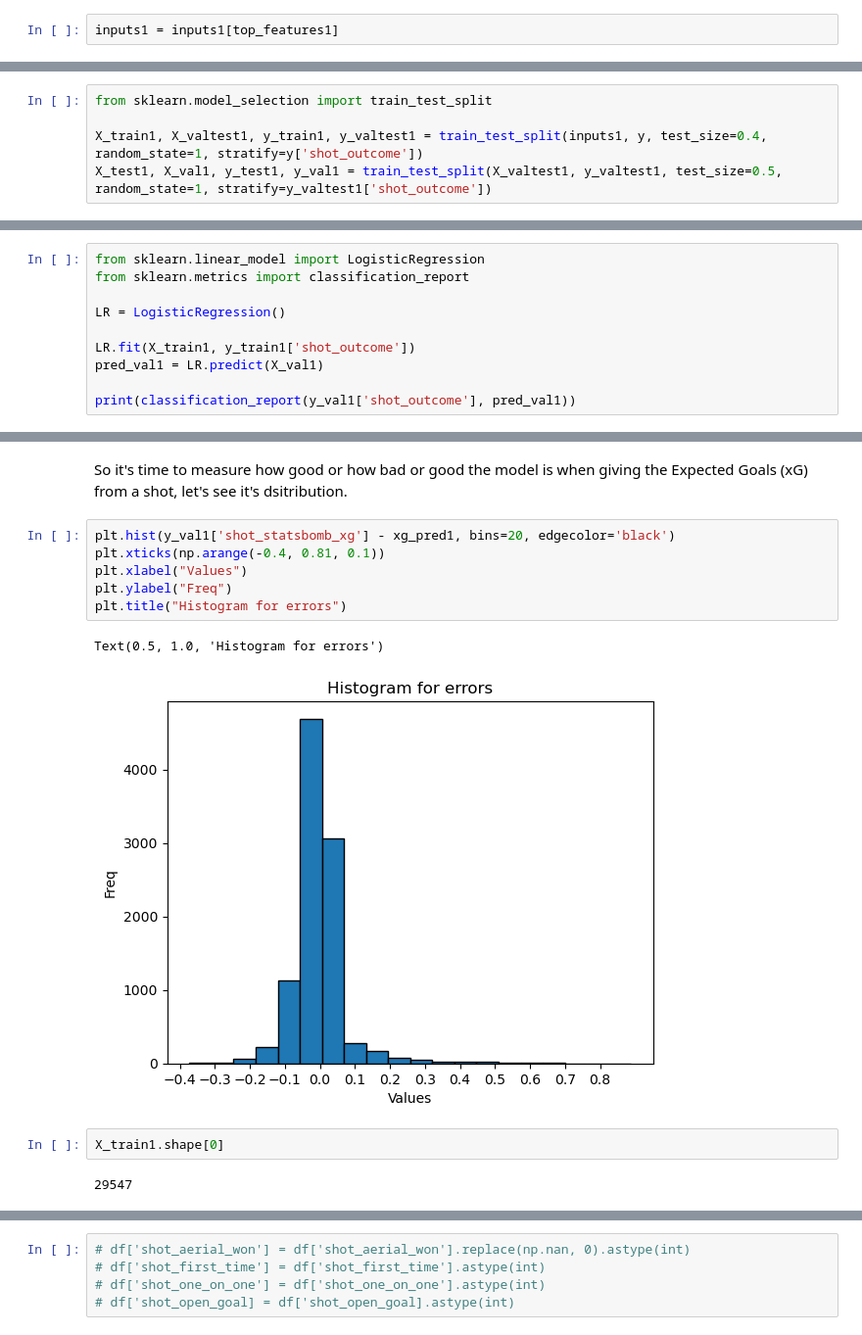
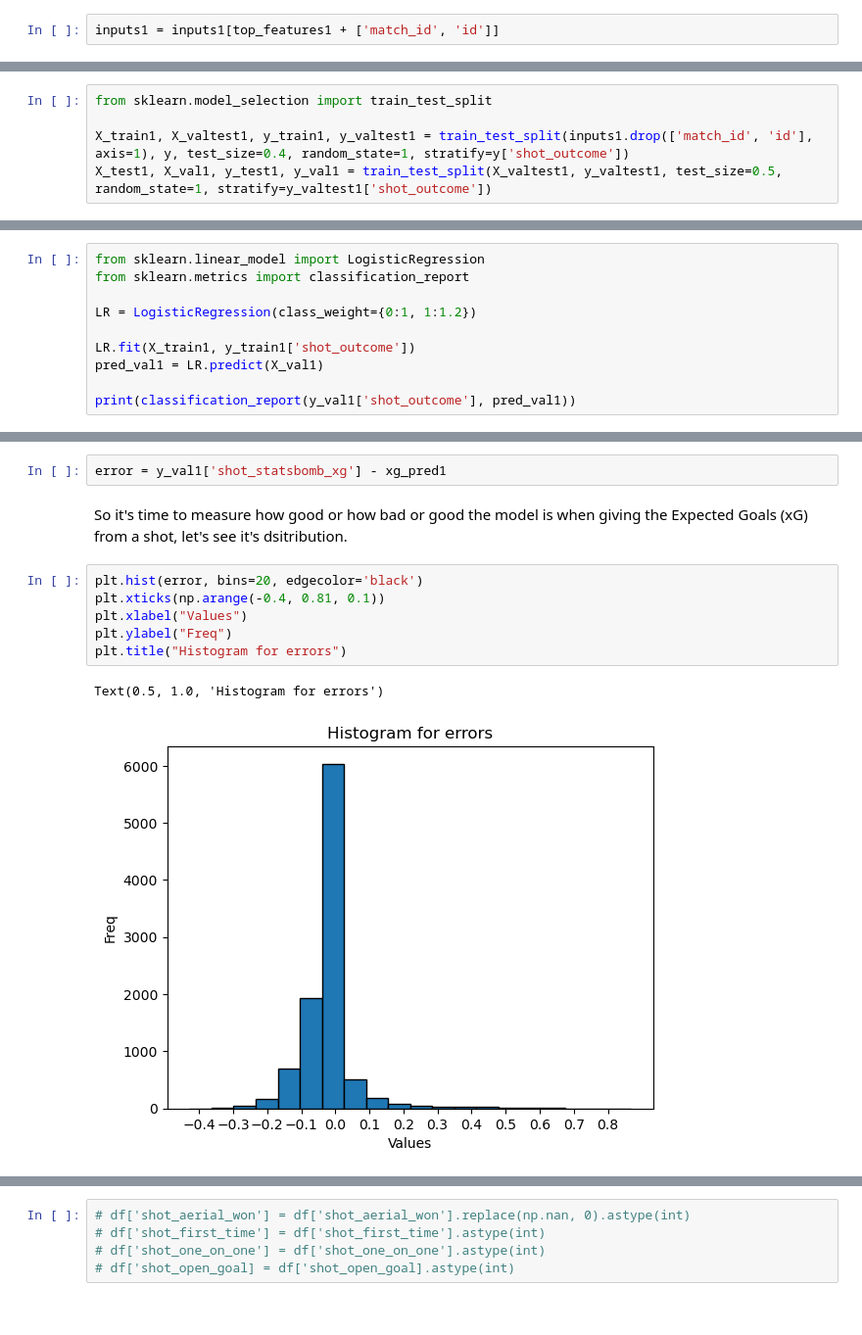
Before and after one commit to juanfortunof/xG-model, a Jupyter notebook: xG.ipynb, the cells around one changed output, grey strips where cells are left out. Shown at 98% size. Drawn from its saved outputs; the diff is of its cells as text.

```diff
--- a/xG.ipynb
+++ b/xG.ipynb
@@ -419,5 +419,5 @@ scores_df = pd.DataFrame(
 # %%
 top_features1 = scores_df.iloc[0:15]['Features'].to_list()
 # %%
-inputs1 = inputs1[top_features1]
+inputs1 = inputs1[top_features1 + ['match_id', 'id']]
 # %%
@@ -479,7 +480,7 @@ Perfect, now it's time to divide into training, validation and testing sets.
 # %%
 from sklearn.model_selection import train_test_split
 
-X_train1, X_valtest1, y_train1, y_valtest1 = train_test_split(inputs1, y, test_size=0.4, random_state=1, stratify=y['shot_outcome'])
+X_train1, X_valtest1, y_train1, y_valtest1 = train_test_split(inputs1.drop(['match_id', 'id'], axis=1), y, test_size=0.4, random_state=1, stratify=y['shot_outcome'])
 X_test1, X_val1, y_test1, y_val1 = train_test_split(X_valtest1, y_valtest1, test_size=0.5, random_state=1, stratify=y_valtest1['shot_outcome'])
 # %% [markdown]
 Let's train the model, see how good is classifying and then measure how off are we from the xg that statsbomb provides.
@@ -487,7 +488,7 @@ Let's train the model, see how good is classifying and then measure how off are
 from sklearn.linear_model import LogisticRegression
 from sklearn.metrics import classification_report
 
-LR = LogisticRegression()
+LR = LogisticRegression(class_weight={0:1, 1:1.2})
 
 LR.fit(X_train1, y_train1['shot_outcome'])
 pred_val1 = LR.predict(X_val1)
@@ -505,18 +506,16 @@ weighted avg       0.85      0.90      0.86      9849
 # %%
 xg_pred1 = LR.predict_proba(X_val1)[:, 1]
+# %%
+error = y_val1['shot_statsbomb_xg'] - xg_pred1
 # %% [markdown]
 So it's time to measure how good or how bad or good the model is when giving the Expected Goals (xG) from a shot, let's see it's dsitribution.
 # %%
-plt.hist(y_val1['shot_statsbomb_xg'] - xg_pred1, bins=20, edgecolor='black')
+plt.hist(error, bins=20, edgecolor='black')
 plt.xticks(np.arange(-0.4, 0.81, 0.1))
 plt.xlabel("Values")
 plt.ylabel("Freq")
 plt.title("Histogram for errors")
 # %% [output]
 Text(0.5, 1.0, 'Histogram for errors')
-[figure, old version]
+[figure, new version]
-# %%
-X_train1.shape[0]
-# %% [output]
-29547
 # %% [markdown]
```
Also changed, not shown: parts of 20 cells of this notebook.
